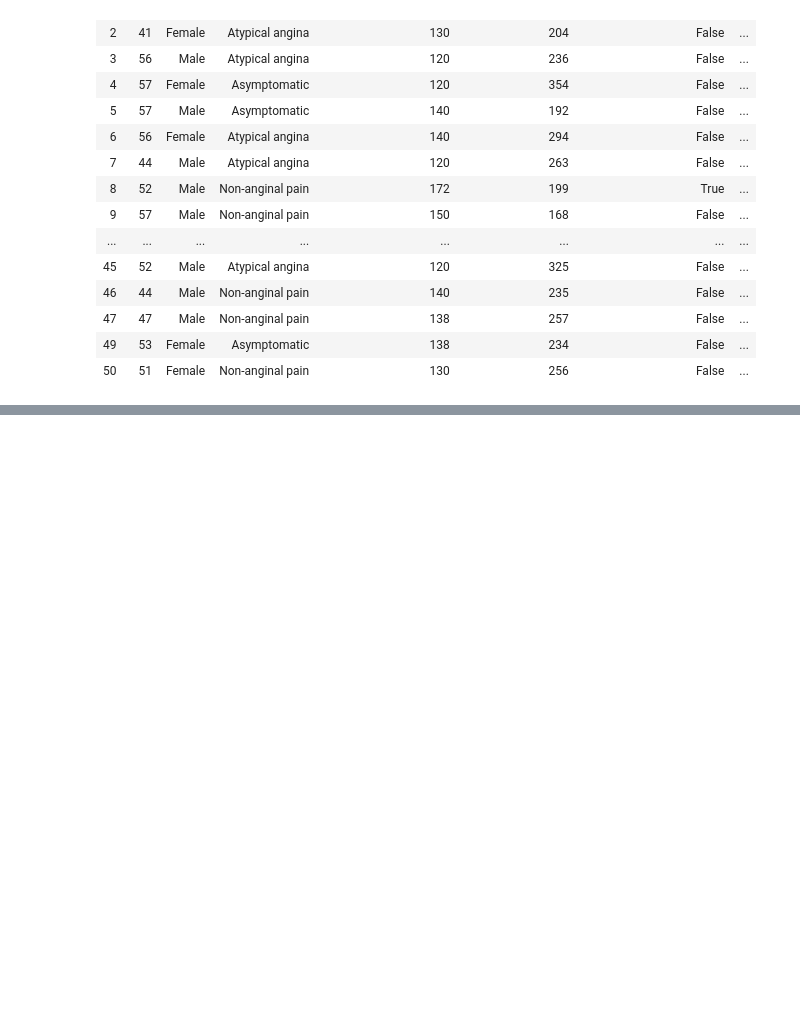
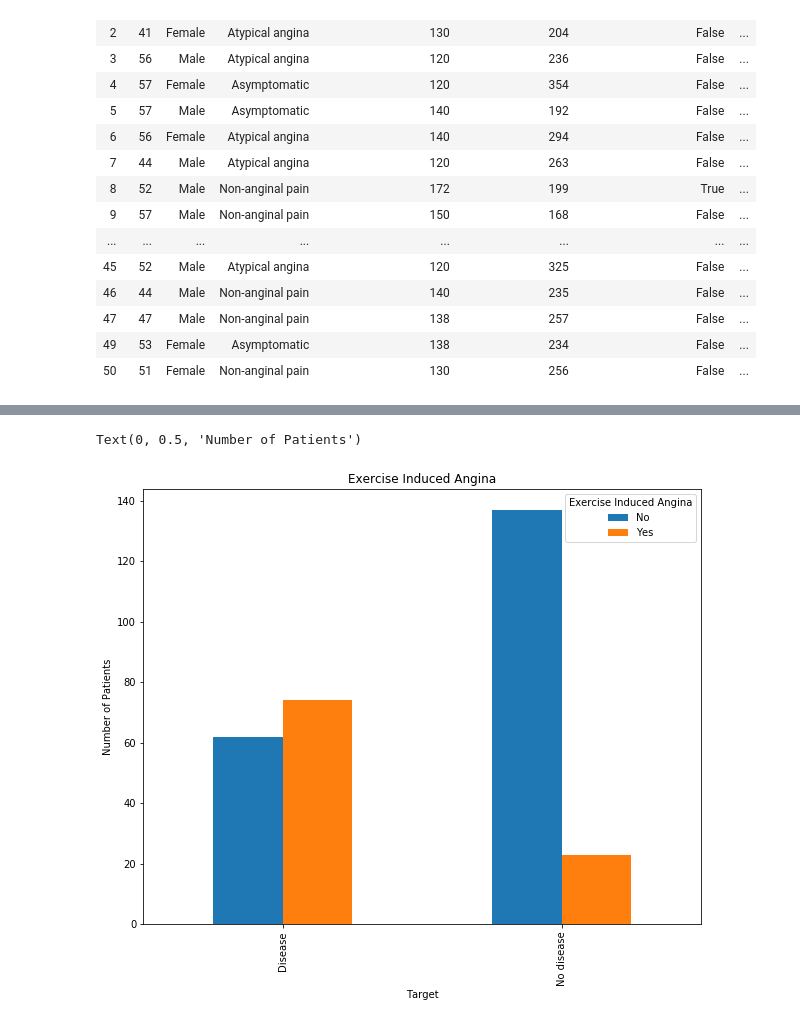
Before and after one commit to terrylashley/heart_project, a Jupyter notebook: heart_main.ipynb, the cells around one changed output, grey strips where cells are left out. Cells and saved outputs as stored; diff of their text form; code cells hidden in the pictures; blank space fills up the shorter version.

```diff
--- a/heart_main.ipynb
+++ b/heart_main.ipynb
@@ -97,0 +117,3 @@ heart_data.head(50)
+# %%
+heart_data2 = pd.DataFrame({"Count":heart_data.groupby(["Target","Exercise Induced Angina"]).size()}).reset_index()
+heart_data2
@@ -97,0 +126,7 @@ heart_data.head(50)
+# %%
+heart_data2.pivot(index='Target', columns='Exercise Induced Angina', values='Count').plot(figsize = (10,8), kind='bar')
+plt.title("Exercise Induced Angina")
+plt.ylabel("Number of Patients")
+# %% [output]
+Text(0, 0.5, 'Number of Patients')
+[figure, added]
```
Also changed, not shown: parts of 9 cells of this notebook.
